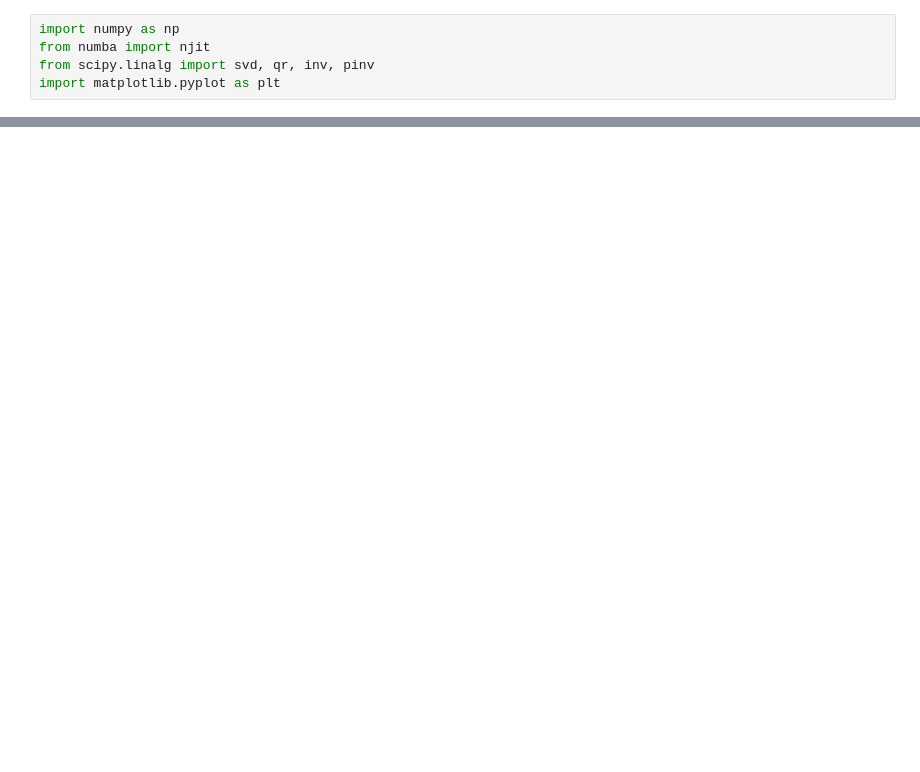
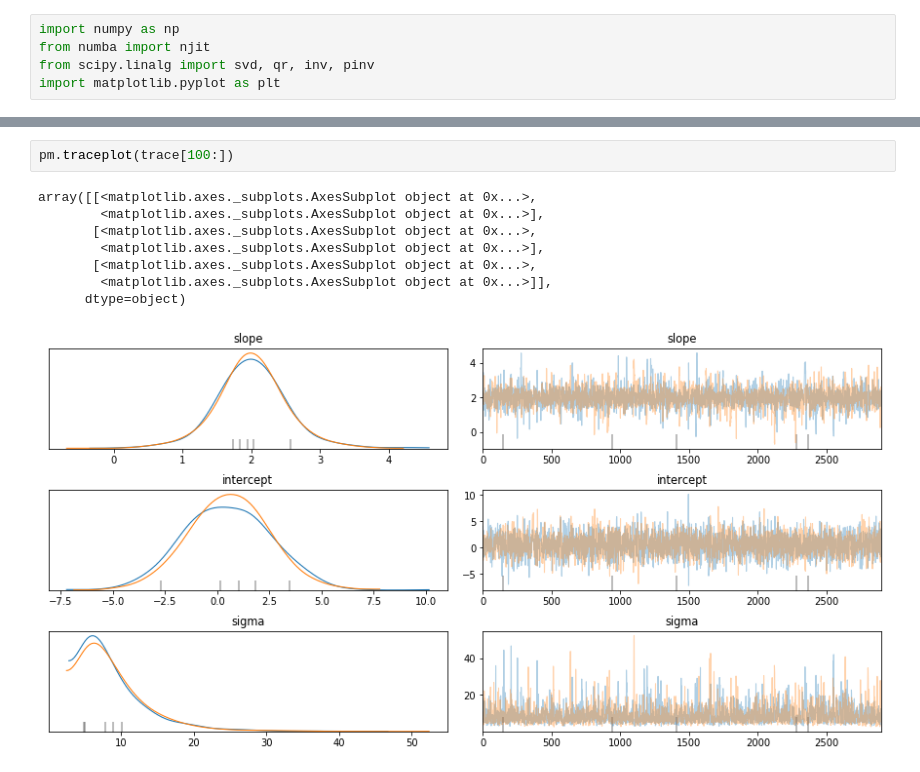
Before and after one commit to dmadea/Jupyter-Tutorials, a Jupyter notebook: MCMC/pymc3.ipynb, the cells around one changed output, grey strips where cells are left out. Cells and saved outputs as stored; diff of their text form; blank space fills up the shorter version.

```diff
--- a/MCMC/pymc3.ipynb
+++ b/MCMC/pymc3.ipynb
@@ -30,0 +60,11 @@ plt.plot(x, y, 'o')
+# %%
+pm.traceplot(trace[100:])
+# %% [output]
+array([[<matplotlib.axes._subplots.AxesSubplot object at 0x...>,
+        <matplotlib.axes._subplots.AxesSubplot object at 0x...>],
+       [<matplotlib.axes._subplots.AxesSubplot object at 0x...>,
+        <matplotlib.axes._subplots.AxesSubplot object at 0x...>],
+       [<matplotlib.axes._subplots.AxesSubplot object at 0x...>,
+        <matplotlib.axes._subplots.AxesSubplot object at 0x...>]],
+      dtype=object)
+[figure, added]
```
Also changed, not shown: parts of 10 cells of this notebook.
